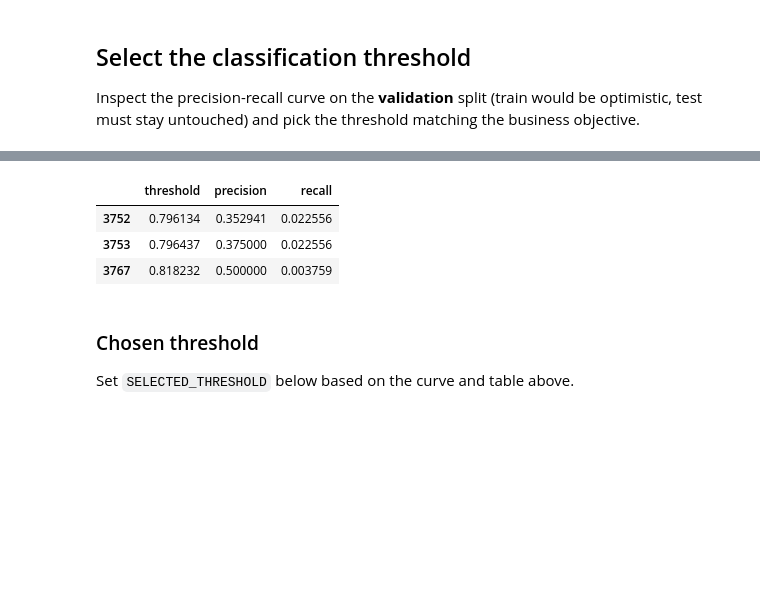
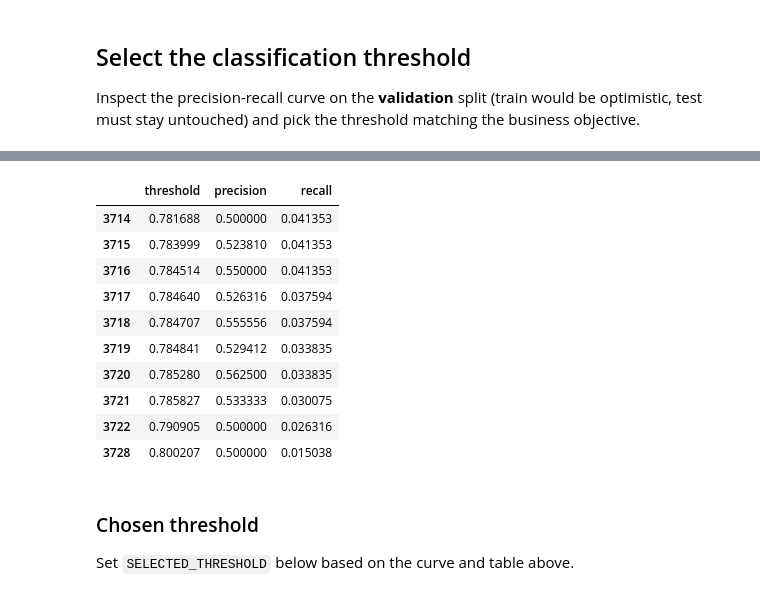
Before and after one commit to samanthavis/Credit_prediction_case, a Jupyter notebook: notebooks/t1/train_xgboost_t1.ipynb, the cells around one changed output, grey strips where cells are left out. Drawn from its saved outputs; the diff is of its cells as text; code cells hidden in the pictures; blank space fills up the shorter version.

```diff
--- a/notebooks/t1/train_xgboost_t1.ipynb
+++ b/notebooks/t1/train_xgboost_t1.ipynb
@@ -84,12 +84,19 @@ threshold_table = plot_precision_recall_curve(
 # %%
 # inspect candidate operating points to pick a threshold
 threshold_table = threshold_table.sort_values(by="recall", ascending=False)
-threshold_table[threshold_table["precision"] >= 0.35].head(20)
+threshold_table[threshold_table["precision"] >= 0.5].head(20)
 # %% [output]
 |  | threshold | precision | recall |
-| 3752 | 0.796134 | 0.352941 | 0.022556 |
-| 3753 | 0.796437 | 0.375000 | 0.022556 |
-| 3767 | 0.818232 | 0.500000 | 0.003759 |
+| 3714 | 0.781688 | 0.500000 | 0.041353 |
+| 3715 | 0.783999 | 0.523810 | 0.041353 |
+| 3716 | 0.784514 | 0.550000 | 0.041353 |
+| 3717 | 0.784640 | 0.526316 | 0.037594 |
+| 3718 | 0.784707 | 0.555556 | 0.037594 |
+| 3719 | 0.784841 | 0.529412 | 0.033835 |
+| 3720 | 0.785280 | 0.562500 | 0.033835 |
+| 3721 | 0.785827 | 0.533333 | 0.030075 |
+| 3722 | 0.790905 | 0.500000 | 0.026316 |
+| 3728 | 0.800207 | 0.500000 | 0.015038 |
 # %% [markdown]
 ### Chosen threshold
 Set `SELECTED_THRESHOLD` below based on the curve and table above.
```
Also changed, not shown: parts of 5 cells of this notebook, 20 other files.
